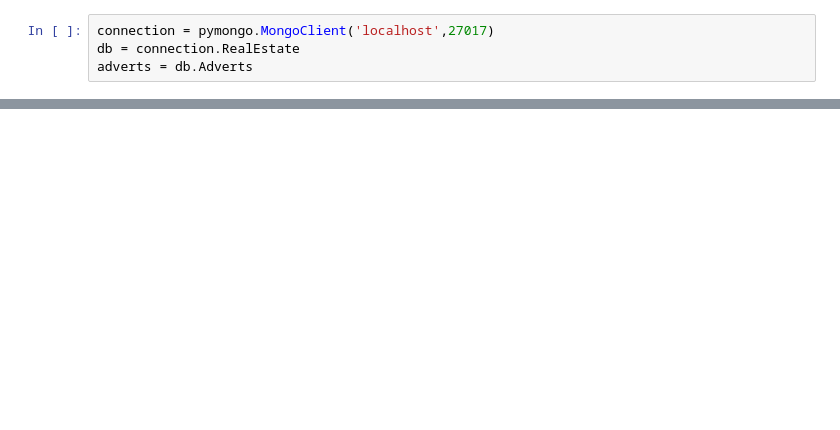
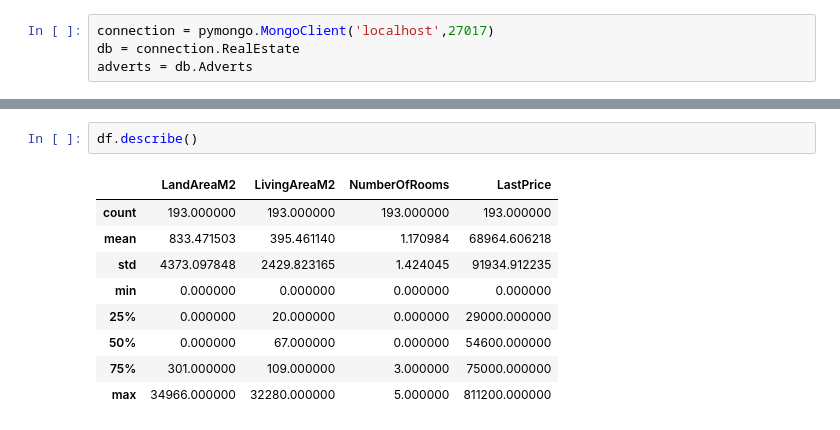
Before and after one commit to Scapogo/WebScraping, a Jupyter notebook: Jupyter/DataVisualisation.ipynb, the cells around one changed output, grey strips where cells are left out. Saved outputs shown, nothing was run; the diff lists cells and outputs as text; blank space fills up the shorter version.

```diff
--- a/Jupyter/DataVisualisation.ipynb
+++ b/Jupyter/DataVisualisation.ipynb
@@ -34,0 +59,12 @@ df
+# %%
+df.describe()
+# %% [output]
+|  | LandAreaM2 | LivingAreaM2 | NumberOfRooms | LastPrice |
+| count | 193.000000 | 193.000000 | 193.000000 | 193.000000 |
+| mean | 833.471503 | 395.461140 | 1.170984 | 68964.606218 |
+| std | 4373.097848 | 2429.823165 | 1.424045 | 91934.912235 |
+| min | 0.000000 | 0.000000 | 0.000000 | 0.000000 |
+| 25% | 0.000000 | 20.000000 | 0.000000 | 29000.000000 |
+| 50% | 0.000000 | 67.000000 | 0.000000 | 54600.000000 |
+| 75% | 301.000000 | 109.000000 | 3.000000 | 75000.000000 |
+| max | 34966.000000 | 32280.000000 | 5.000000 | 811200.000000 |
```
Also changed, not shown: parts of 10 cells of this notebook, 2 other files.
